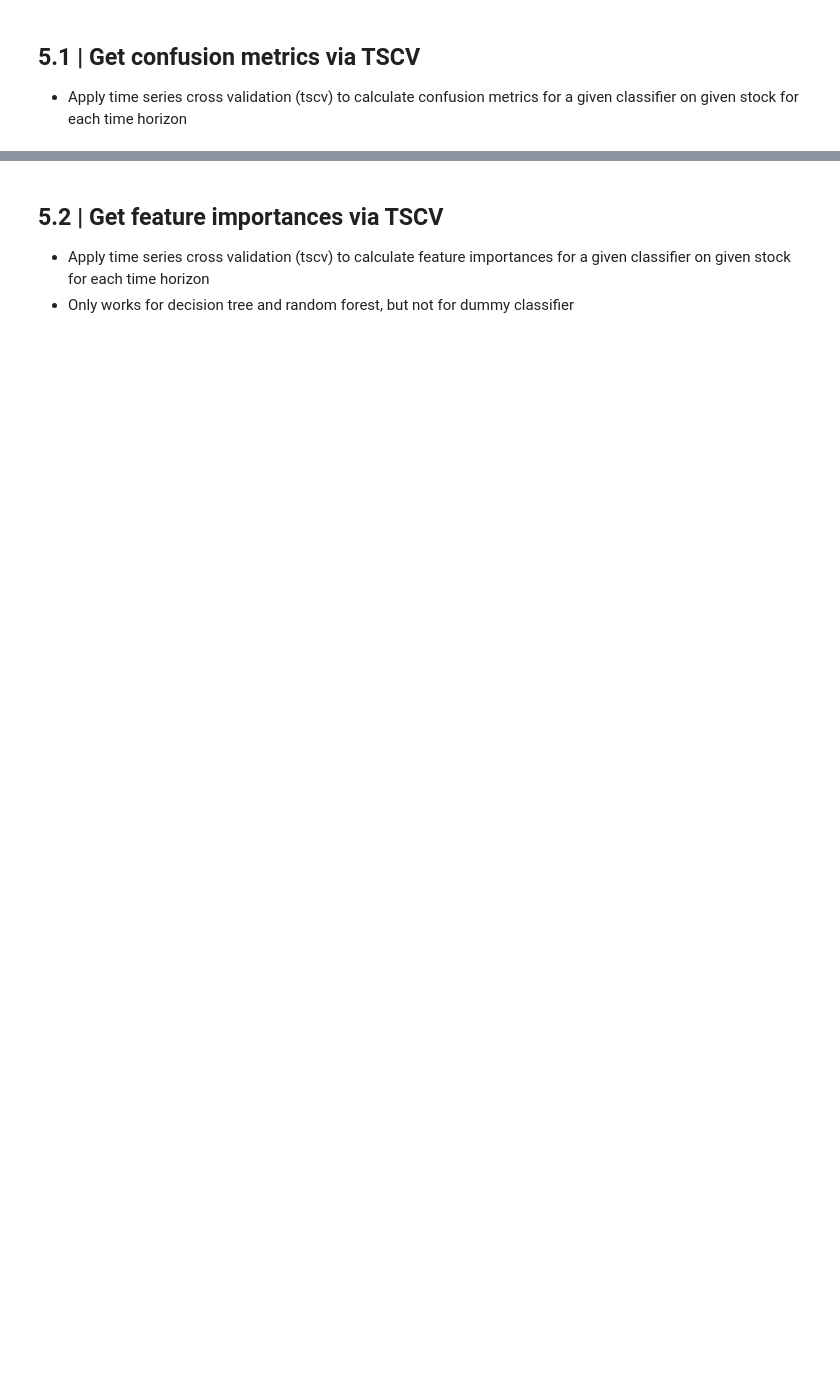
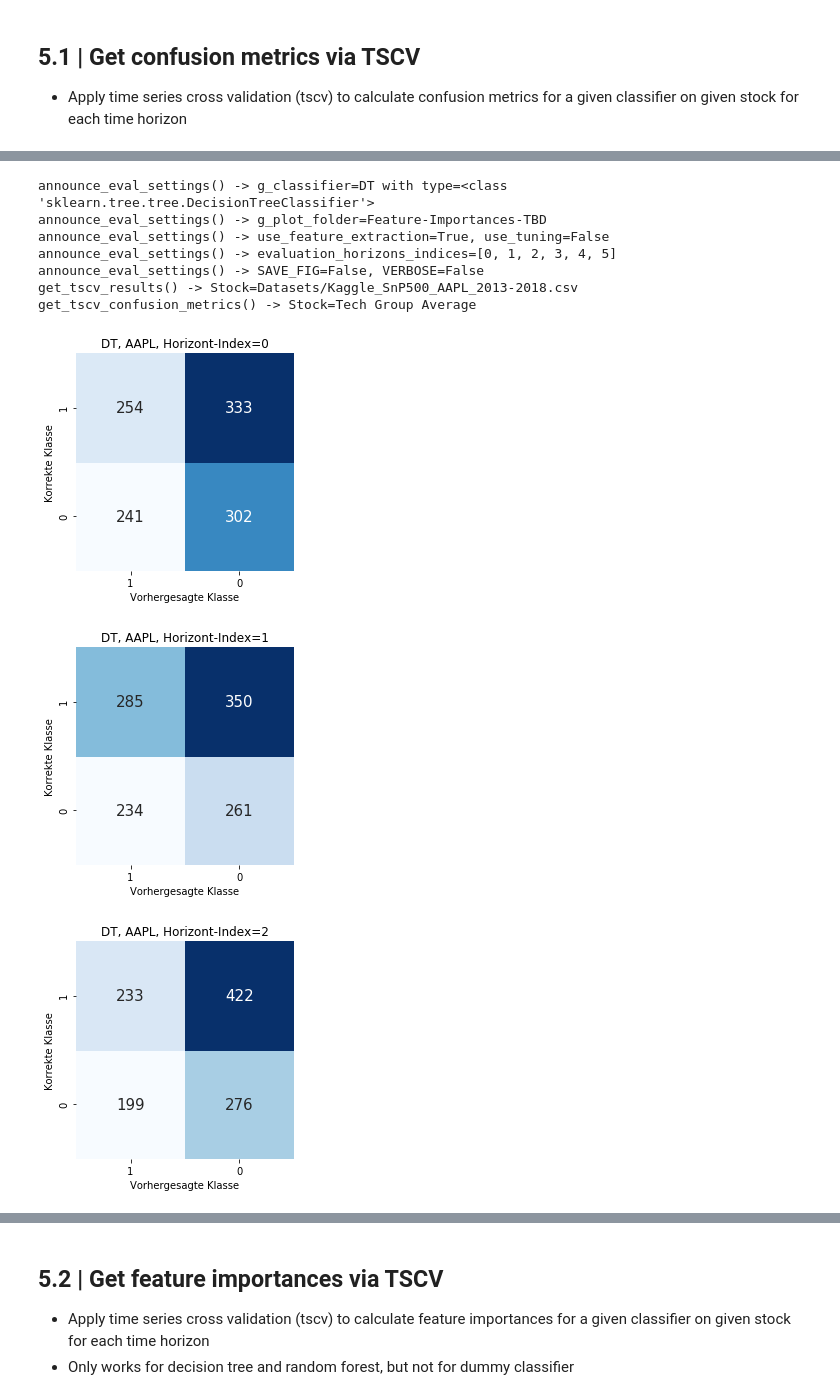
Before and after one commit to feschu/BSc-Thesis-ML, a Jupyter notebook: Evaluation of DT and RF Classifiers in the Financial Domain.ipynb, the cells around one changed output, grey strips where cells are left out. Saved outputs shown, nothing was run; the diff lists cells and outputs as text; code cells hidden in the pictures; blank space fills up the shorter version.

Commit message:
Refactored and added  announcement function to print current evaluation settings before running evaluations

```diff
--- a/Evaluation of DT and RF Classifiers in the Financial Domain.ipynb
+++ b/Evaluation of DT and RF Classifiers in the Financial Domain.ipynb
@@ -563,9 +575,9 @@ def plot_tscv_curve(clf, title, X, y):
 ## 5.0 | Evaluation settings
 - For flexible switching of settings (model, toggle feature extraction & tuning, etc.), the following cell serves as the single point of truth that all below functions are based on
 # %%
-evaluation_model = DecisionTreeClassifier() # DummyClassifier() vs DecisionTreeClassifier() vs RandomForestClassifier()
+evaluation_model = DecisionTreeClassifier(random_state=RANDOM_SEED) # DummyClassifier(RANDOM_SEED) vs DecisionTreeClassifier(RANDOM_SEED) vs RandomForestClassifier(RANDOM_SEED)
 evaluation_horizons_indices = list(range(0, len(TIME_HORIZONS))) # Which time horizon INDICES should be applied? E.g. list(range(0, len(TIME_HORIZONS))) for all horizon INDICES
-use_feature_extraction = False # Extract features with technical analysis? True vs False
+use_feature_extraction = True # Extract features with technical analysis? True vs False
 use_tuning = False # Tune hyperparameters of evaluation_model? True vs False
 
 # Define verbosity
@@ -577,7 +589,7 @@ SAVE_FIG = False
 ### Introduce global variables for easy plotting and easy averages across models/horizons/etc.
 # %%
 # These global strings should be set be the user. Will be used in .savefig() calls
-g_classifier = "TBD" # This string will be included in the plot filenames, e.g. "Tuned RF", "RF", "Dummy Classifier", etc.
+g_classifier = "DT" # This string will be included in the plot filenames, e.g. "Tuned RF", "RF", "Dummy Classifier", etc.
 g_plot_folder = "Feature-Importances-TBD" # Which subfolder of ./Plots is most suitable for planned plots? e.g. "Feature-Importances-DT"
 
 # These global variables are set programatically and do NOT need to be set in advance by the user. Useful for global calculations (e.g. averages)
@@ -589,11 +603,22 @@ g_feature_importances = [] # Useful for averaging feature importances independ o
+# %%
+def announce_eval_settings():
+    """
+    Prints out key information about current evaluation settings
+    """
+    print("announce_eval_settings() -> g_classifier=" + str(g_classifier) + " with type=" + str(type(evaluation_model)))
+    print("announce_eval_settings() -> g_plot_folder=" + str(g_plot_folder))
+    print("announce_eval_settings() -> use_feature_extraction=" + str(use_feature_extraction) + ", use_tuning=" + str(use_tuning))
+    print("announce_eval_settings() -> evaluation_horizons_indices=" + str(evaluation_horizons_indices))
+    print("announce_eval_settings() -> SAVE_FIG=" + str(SAVE_FIG) + ", VERBOSE=" + str(VERBOSE))
 # %% [markdown]
 ## 5.1 | Get confusion metrics via TSCV
 - Apply time series cross validation (tscv) to calculate confusion metrics for a given classifier on given stock for each time horizon
 # %%
-def get_tscv_confusion_meterics(clf):
+def get_tscv_confusion_metrics(clf):
     """
     Calculates confusion metrics for each stock (n=11) and for each horizon (n=6) for a total of 66 combinations plus TECH GROUP average
     """
+    announce_eval_settings()
     # 0. Store interim results for later averaging across datasets
     y_act_TechGroup = [[] for h in range(0, len(TIME_HORIZONS))]
     y_pred_TechGroup = [[] for h in range(0, len(TIME_HORIZONS))]
@@ -622,9 +647,10 @@ def get_tscv_confusion_meterics(clf):
             # 5. Create confusion matrices and save figures if applicable
             precision, recall, f_measure = calculate_confusion_metrics(y_act, y_pred)
 
-    print("get_tscv_results() -> Stock=Tech Group Average")
+    print("get_tscv_confusion_metrics() -> Stock=Tech Group Average")
     g_stock_ticker = str("Tech-Group-AVG")
     for horizon in  range(0, len(TIME_HORIZONS)):
+        g_horizon_index = str(horizon)
         precision, recall, f_measure = calculate_confusion_metrics(y_act_TechGroup[horizon], y_pred_TechGroup[horizon])
 
     return
@@ -635,0 +657,13 @@ get_tscv_results() -> Stock=Tech Group Average
+# %%
+get_tscv_confusion_metrics(evaluation_model)
+# %% [output]
+announce_eval_settings() -> g_classifier=DT with type=<class 'sklearn.tree.tree.DecisionTreeClassifier'>
+announce_eval_settings() -> g_plot_folder=Feature-Importances-TBD
+announce_eval_settings() -> use_feature_extraction=True, use_tuning=False
+announce_eval_settings() -> evaluation_horizons_indices=[0, 1, 2, 3, 4, 5]
+announce_eval_settings() -> SAVE_FIG=False, VERBOSE=False
+get_tscv_results() -> Stock=Datasets/Kaggle_SnP500_AAPL_2013-2018.csv
+get_tscv_confusion_metrics() -> Stock=Tech Group Average
+[figure, added]
+[figure, added]
+[figure, added]
```
Also changed, not shown: parts of 28 cells of this notebook.
